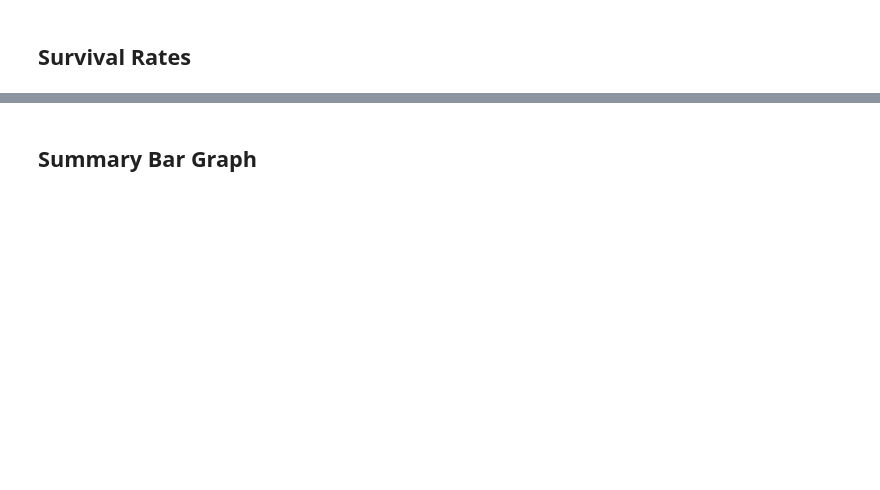
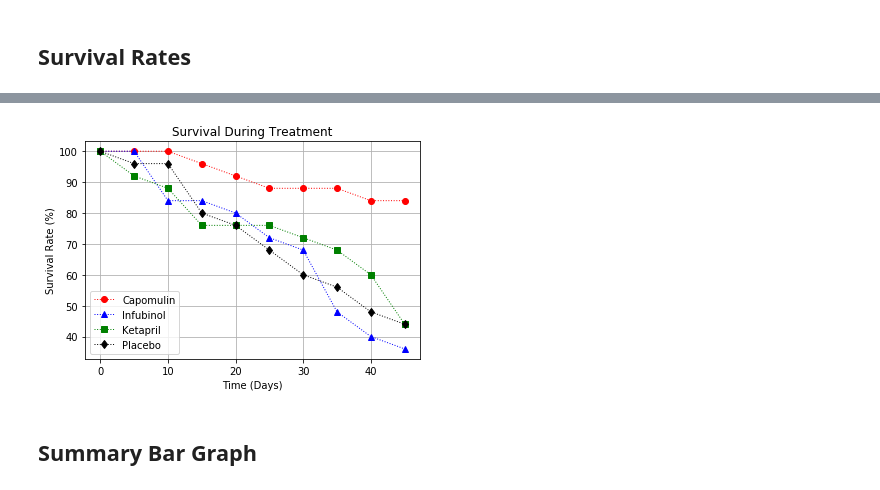
Before and after one commit to ohoweedy/dataviz-homework, a Jupyter notebook: Matplotlib/Pymaceuticals/pymaceuticals_starter.ipynb, the cells around one changed output, grey strips where cells are left out. Saved outputs shown, nothing was run; the diff lists cells and outputs as text; code cells hidden in the pictures; blank space fills up the shorter version.

```diff
--- a/Matplotlib/Pymaceuticals/pymaceuticals_starter.ipynb
+++ b/Matplotlib/Pymaceuticals/pymaceuticals_starter.ipynb
@@ -107,7 +198,11 @@ plt.show()
 ## Survival Rates
 # %%
 # Store the Count of Mice Grouped by Drug and Timepoint (W can pass any metric)
+survival_rates = merged_data.groupby(['Drug', 'Timepoint']).count()['Mouse ID']
 
 # Convert to DataFrame
+survival_rates = pd.DataFrame(survival_rates).reset_index()
+survival_rates = survival_rates.rename(index=str, columns={"Mouse ID": "Mouse Count"})
 
 # Preview DataFrame
+survival_rates.head()
@@ -125,2 +230,38 @@ plt.show()
+# %%
+# Generate the Plot (Accounting for percentages)
+def plotvariables3(Drug):
+    d = survival_rates.loc[survival_rates["Drug"] == Drug, "Timepoint"]
+    p = survival_rates.loc[survival_rates["Drug"] == Drug, "Mouse Count"]
+    e = pd.DataFrame(p)
+    e = e["Mouse Count"]
+    e = e[0]
+    e = (p/e)*100
+
+    return d, e
+
+capo_x3, capo_y3 = plotvariables3("Capomulin")
+infu_x3, infu_y3 = plotvariables3("Infubinol")
+keta_x3, keta_y3 = plotvariables3("Ketapril")
+plac_x3, plac_y3 = plotvariables3("Placebo")
+
+capoplot, = plt.plot(capo_x3, capo_y3, marker="o",color="red", linewidth=1, linestyle=':', label="Capomulin")
+infuplot, = plt.plot(infu_x3, infu_y3, marker="^",color="blue", linewidth=1, linestyle=':', label="Infubinol")
+ketaplot, = plt.plot(keta_x3, keta_y3, marker="s",color="green", linewidth=1, linestyle=':', label="Ketapril")
+placplot, = plt.plot(plac_x3, plac_y3, marker="d",color="black", linewidth=1, linestyle=':', label="Placebo")
+
+plt.title("Survival During Treatment")
+plt.xlabel("Time (Days)")
+plt.ylabel("Survival Rate (%)")
+
+plt.grid()
+plt.legend(loc="best")
+
+# Save the Figure
+plt.savefig("Images/SurvivalDuringTreatment.png")
+
+# Show the Figure
+plt.show()
+# %% [output]
+[figure, added]
 # %% [markdown]
 ## Summary Bar Graph
```
Also changed, not shown: parts of 19 cells of this notebook, 5 other files.
